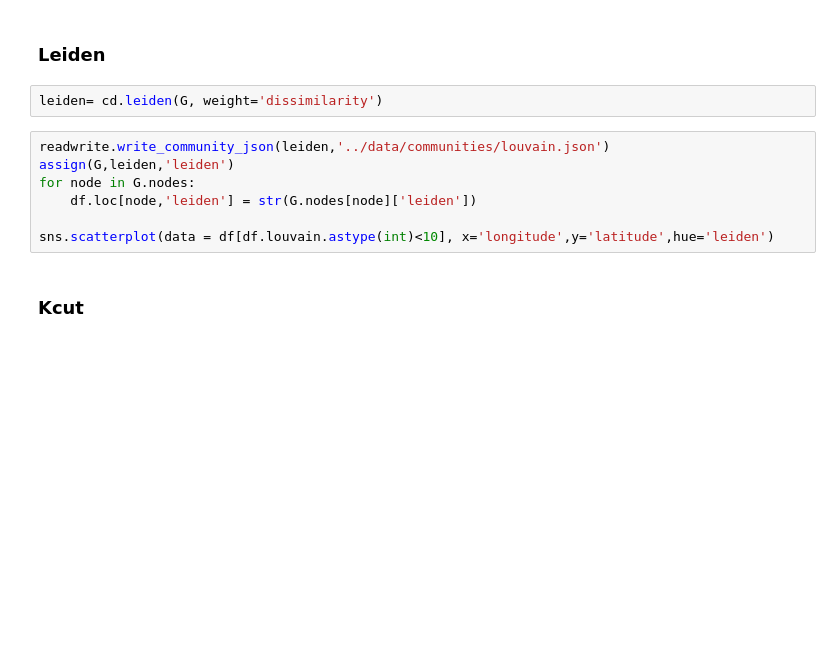
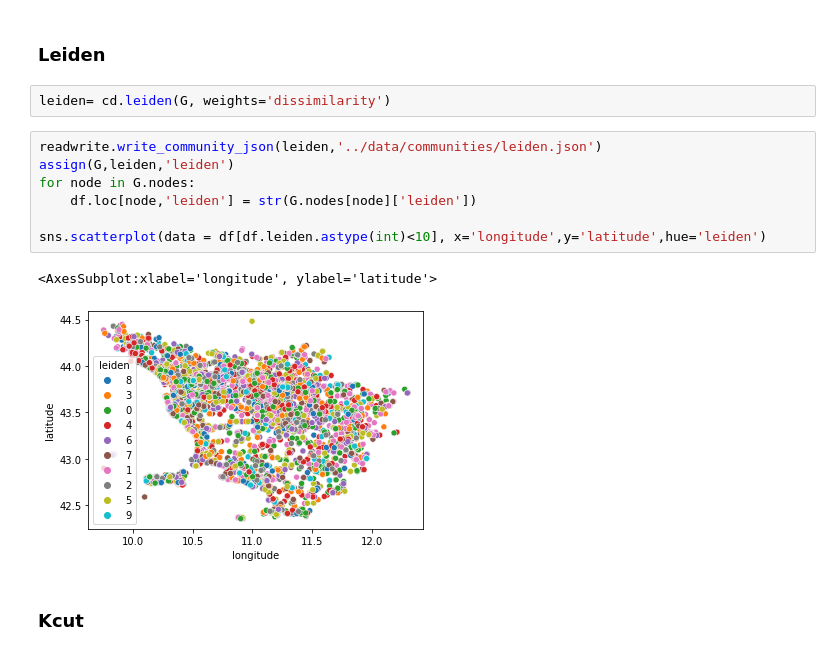
Before and after one commit to carloalbe/TripAdvisor-Tuscany-Restaurant-Social-Network-Analysis, a Jupyter notebook: community_discovery/codes/Static Community Discovery.ipynb, the cells around one changed output. Cells and saved outputs as stored; diff of their text form; blank space fills up the shorter version.

```diff
--- a/community_discovery/codes/Static Community Discovery.ipynb
+++ b/community_discovery/codes/Static Community Discovery.ipynb
@@ -214,14 +231,17 @@ for node in list(G.nodes)[:10]: print(G.nodes[node])
 # %% [markdown]
 ### Leiden
 # %%
-leiden= cd.leiden(G, weight='dissimilarity')
+leiden= cd.leiden(G, weights='dissimilarity')
 # %%
-readwrite.write_community_json(leiden,'../data/communities/louvain.json')
+readwrite.write_community_json(leiden,'../data/communities/leiden.json')
 assign(G,leiden,'leiden')
 for node in G.nodes:
     df.loc[node,'leiden'] = str(G.nodes[node]['leiden'])
 
-sns.scatterplot(data = df[df.louvain.astype(int)<10], x='longitude',y='latitude',hue='leiden')
+sns.scatterplot(data = df[df.leiden.astype(int)<10], x='longitude',y='latitude',hue='leiden')
+# %% [output]
+<AxesSubplot:xlabel='longitude', ylabel='latitude'>
+[figure, added]
 # %% [markdown]
 ### Kcut
 # %%
```
Also changed, not shown: parts of 20 cells of this notebook, 7 other files.
